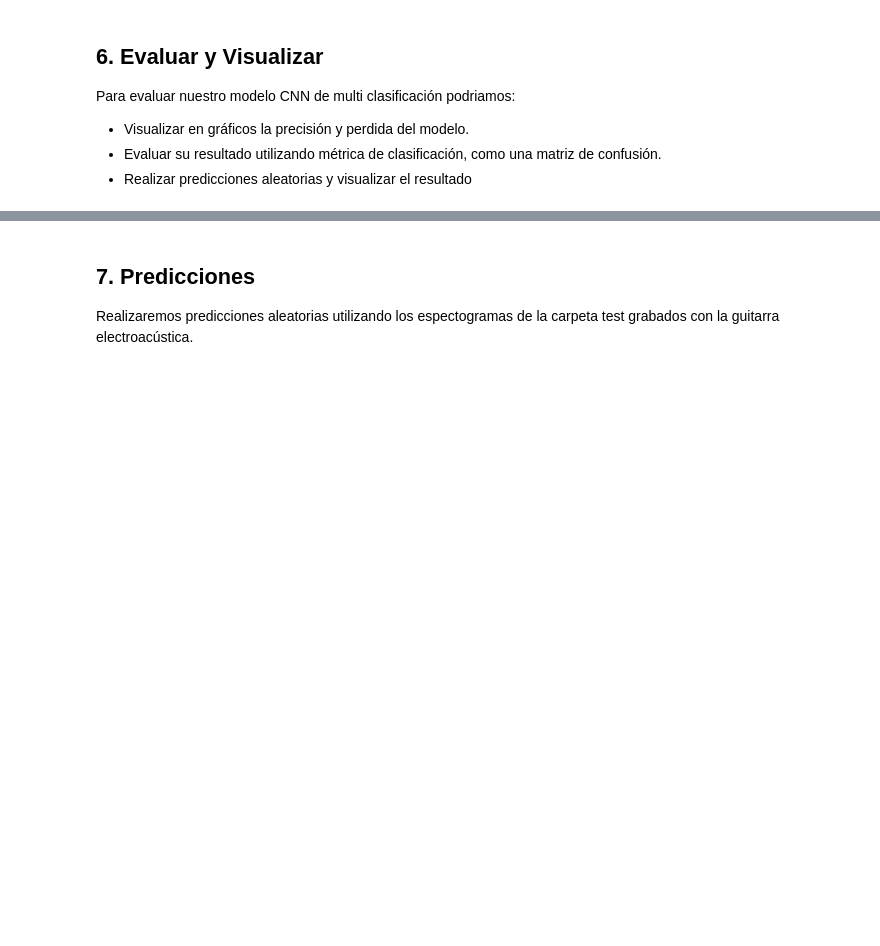
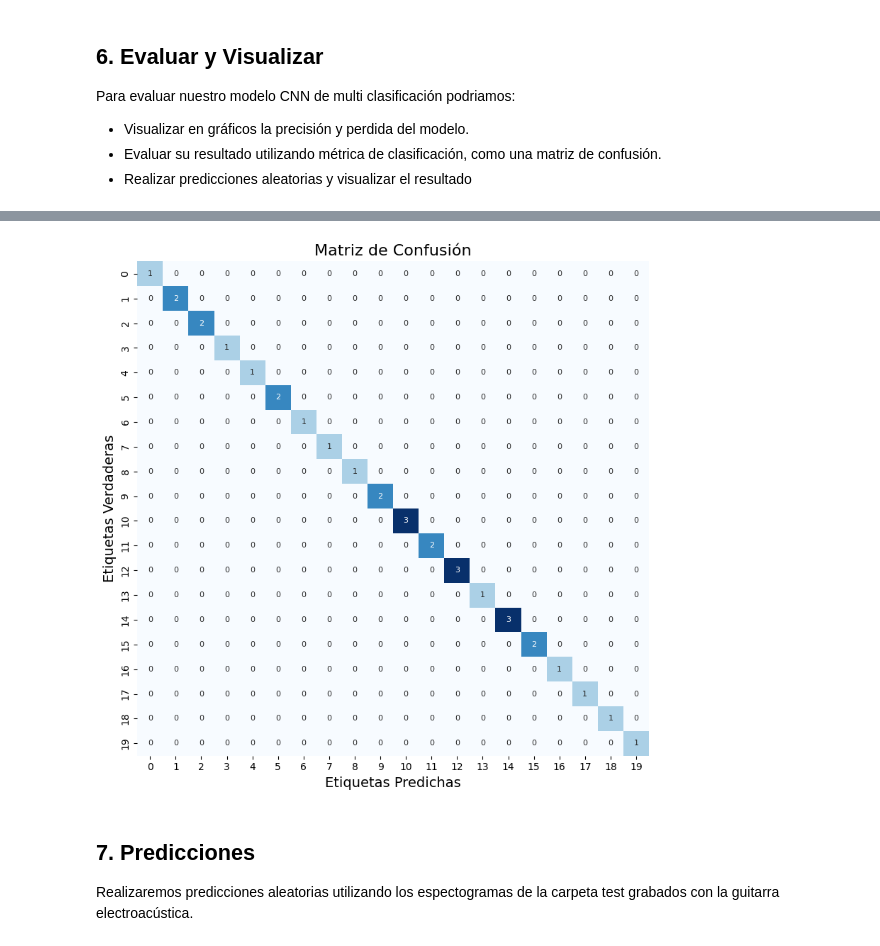
Before and after one commit to lferrerraventos/SoundToTabsTensorFlow, a Jupyter notebook: notebooks/TFG_75_679_TensorFlow_SoundToTabs_NotesCNN.ipynb, the cells around one changed output, grey strips where cells are left out. Saved outputs shown, nothing was run; the diff lists cells and outputs as text; code cells hidden in the pictures; blank space fills up the shorter version.

Commit message:
Fix confusion matrix notes CNN

```diff
--- a/notebooks/TFG_75_679_TensorFlow_SoundToTabs_NotesCNN.ipynb
+++ b/notebooks/TFG_75_679_TensorFlow_SoundToTabs_NotesCNN.ipynb
@@ -305,0 +263,30 @@ plt.show()
+# %%
+import matplotlib.pyplot as plt
+import numpy as np
+from sklearn.metrics import confusion_matrix
+import seaborn as sns
+
+# Generate predictions for all validation images
+val_images, val_labels = next(val_ds)
+predictions = model.predict(val_images)
+predicted_classes = np.argmax(predictions, axis=1)
+true_classes = np.argmax(val_labels, axis=1)
+
+# Generate confusion matrix
+cm = confusion_matrix(true_classes, predicted_classes)
+
+# Get class names in the correct order
+class_names = [class_name for class_name, index in sorted(train_ds.class_indices.items(), key=lambda pair: pair[1])]
+
+def plot_confusion_matrix(cm, class_names):
+    fig, ax = plt.subplots(figsize=(8, 8), dpi=100)
+    sns.heatmap(cm, annot=True, fmt='g', ax=ax, cmap='Blues', cbar=False, annot_kws={"size": 8})
+    ax.set_xlabel('Etiquetas Predichas', fontsize=14)
+    ax.set_ylabel('Etiquetas Verdaderas', fontsize=14)
+    ax.set_title('Matriz de Confusión', fontsize=16)
+    plt.tight_layout()
+    plt.show()
+
+# Plot the confusion matrix
+plot_confusion_matrix(cm, class_names)
+# %% [output]
@@ -306,3 +294,4 @@ plt.show()
+[figure, added]
 # %% [markdown]
 ## 7. Predicciones
 
```
Also changed, not shown: parts of 12 cells of this notebook.
